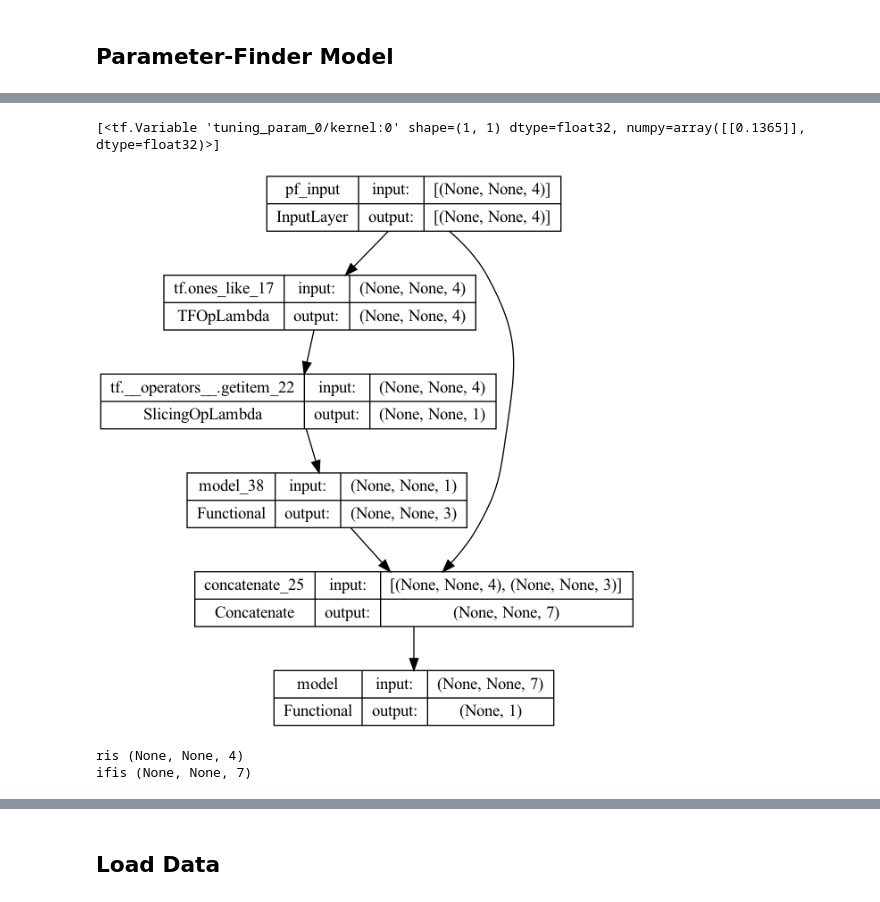
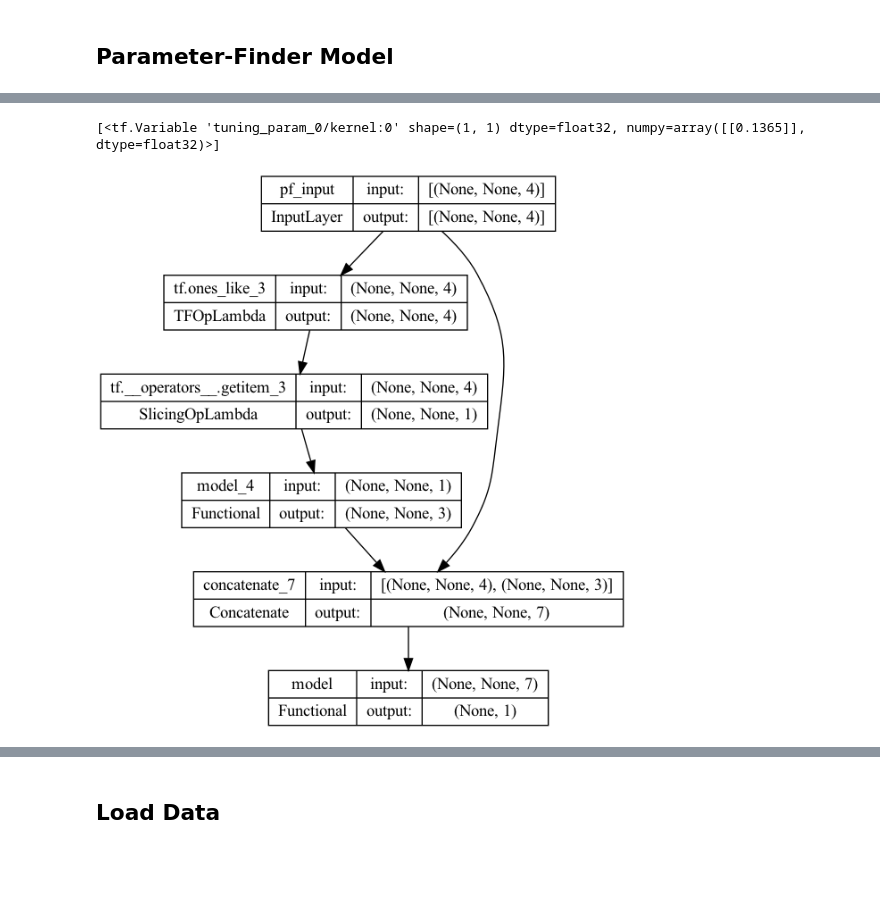
Before and after one commit to matangrinberg/parametrized-classifiers, a Jupyter notebook: newDCTR/HEP-notebooks/DCTR_1D_alphaS.ipynb, the cells around one changed output, grey strips where cells are left out. Saved outputs shown, nothing was run; the diff lists cells and outputs as text; code cells hidden in the pictures; blank space fills up the shorter version.

```diff
--- a/newDCTR/HEP-notebooks/DCTR_1D_alphaS.ipynb
+++ b/newDCTR/HEP-notebooks/DCTR_1D_alphaS.ipynb
@@ -272,23 +262,30 @@ def model_parameter_finder(model_interpolate, X_dim, n_params, default_params, t
     assert n_params == len(trainable_params), "Dimension mismatch between n_params and trainable_params. len(trainable_params) must equal n_params."
     assert np.any(trainable_params), "All parameters are set to non-trainable."
 
+    # Convert input parameters to weights and make then trainable or non-trainable
+    p_models = []
+    for i in range(n_params):
+        p_models.append(Dense(1, use_bias=False, kernel_initializer=Constant(default_params[i]), trainable=trainable_params[i], name='tuning_param_{}'.format(i)))
+
+    parameter_inputs = keras.Input(shape=(None, 1), name='mp_input')
+    parameter_models =  keras.layers.concatenate([p_models[0](parameter_inputs), p_models[1](parameter_inputs), p_models[2](parameter_inputs)])
+    model_parameters = keras.Model(inputs = parameter_inputs, outputs = parameter_models)
+
     # Set all weights in interpolation_model to non-trainable
-    for layer in model_interpolate.layers:
-        layer.trainable = False
+    for l in model_interpolate.layers:
+        l.trainable = False
 
     # Define input to DCTR_fit_model
     raw_inputs = keras.Input(shape=(None, X_dim - n_params), name='pf_input')
-
-    # Construct layer that adds trainable and non-trainable parameters to the input
-    add_params_layer = AddParams2Input(n_params, default_params, trainable_params)
-    input_for_interp = keras.layers.TimeDistributed(add_params_layer, name='input_for_interpolate')(raw_inputs)
-    output = model_interpolate.model(input_for_interp)
+    inputs = keras.layers.concatenate([raw_inputs, model_parameters(tf.ones_like(raw_inputs)[:,:,0:1])])
+    output = model_interpolate.model(inputs)
 
     # Define full model
-    model_parameter_finder = fitmodel = keras.Model(inputs = raw_inputs, outputs = output, name='pf_output')
+    model_parameter_finder = keras.Model(inputs = raw_inputs, outputs = output, name='pf_output')
     optimizer = keras.optimizers.Adam(learning_rate=1e-4)
+    loss = keras.losses.BinaryCrossentropy()
 
     # Compile with loss function
-    model_parameter_finder.compile(optimizer=optimizer, loss='categorical_crossentropy')
+    model_parameter_finder.compile(optimizer=optimizer, loss=loss)
 
     return model_parameter_finder
@@ -332,2 +291,0 @@ model_parameter_finder.compile(optimizer=optimizer, loss=loss)
-# %%
-model_parameter_finder.fit(X_fit, Y_fit, epochs=10, batch_size=10000)
@@ -356,13 +301,10 @@ Epoch 10/10
+# %%
+model_pf = model_parameter_finder(model_interpolate, X_dim =7, n_params = 3,
+                                    default_params   = [0.1365, 0.68, 0.217], # default params for [alpha_s, aLund, StoUD]
+                                    trainable_params = [True, False, False]) # Only train alpha_s
 # %%
-print(model_parameter_finder.trainable_weights)
-keras.utils.plot_model(model_parameter_finder, "my_first_model_with_shape_info.png", show_shapes=True)
+print(model_pf.trainable_weights)
+keras.utils.plot_model(model_pf, "my_first_model_with_shape_info.png", show_shapes=True)
 # %% [output]
 [<tf.Variable 'tuning_param_0/kernel:0' shape=(1, 1) dtype=float32, numpy=array([[0.1365]], dtype=float32)>]
-[figure, old version]
+[figure, new version]
-# %%
-model_interpolate_pf = model_parameter_finder(model_interpolate, X_dim =7, n_params = 3,
-                                               default_params   = [0.1365, 0.68, 0.217], # default params for [alpha_s, aLund, StoUD]
-                                               trainable_params = [True, False, False]) # Only train alpha_s
-# %% [output]
-ris (None, None, 4)
-ifis (None, None, 7)
```
Also changed, not shown: parts of 18 cells of this notebook, 1 other file.
